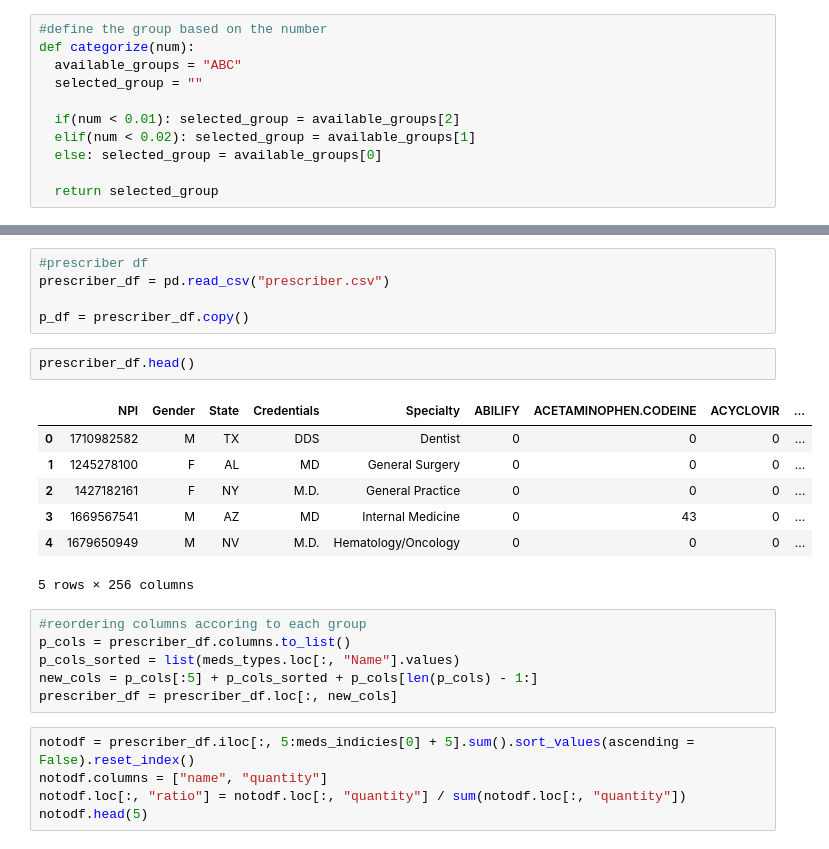
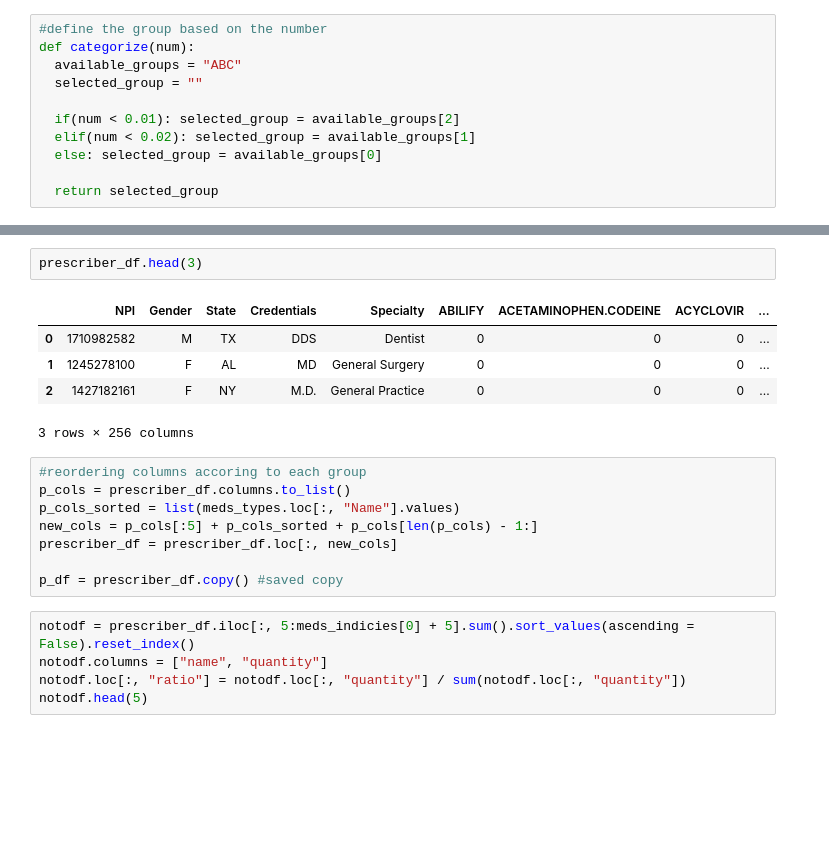
Before and after one commit to alex-bolshunov/data_mining_project, a Jupyter notebook: data_mining_project.ipynb, the cells around one changed output, grey strips where cells are left out. Saved outputs shown, nothing was run; the diff lists cells and outputs as text; blank space fills up the shorter version.

```diff
--- a/data_mining_project.ipynb
+++ b/data_mining_project.ipynb
@@ -172,24 +145,19 @@ def test1(df):
-# %%
-#prescriber df
-prescriber_df = pd.read_csv("prescriber.csv")
-
-p_df = prescriber_df.copy()
 # %%
-prescriber_df.head()
+prescriber_df.head(3)
 # %% [output]
 |  | NPI | Gender | State | Credentials | Specialty | ABILIFY | ACETAMINOPHEN.CODEINE | ACYCLOVIR | ... |
 | 0 | 1710982582 | M | TX | DDS | Dentist | 0 | 0 | 0 | ... |
 | 1 | 1245278100 | F | AL | MD | General Surgery | 0 | 0 | 0 | ... |
 | 2 | 1427182161 | F | NY | M.D. | General Practice | 0 | 0 | 0 | ... |
-| 3 | 1669567541 | M | AZ | MD | Internal Medicine | 0 | 43 | 0 | ... |
-| 4 | 1679650949 | M | NV | M.D. | Hematology/Oncology | 0 | 0 | 0 | ... |
-5 rows × 256 columns
+3 rows × 256 columns
 # %%
 #reordering columns accoring to each group
 p_cols = prescriber_df.columns.to_list()
 p_cols_sorted = list(meds_types.loc[:, "Name"].values)
 new_cols = p_cols[:5] + p_cols_sorted + p_cols[len(p_cols) - 1:]
 prescriber_df = prescriber_df.loc[:, new_cols]
+
+p_df = prescriber_df.copy() #saved copy
 # %%
 notodf = prescriber_df.iloc[:, 5:meds_indicies[0] + 5].sum().sort_values(ascending = False).reset_index()
 notodf.columns = ["name", "quantity"]
```
Also changed, not shown: parts of 39 cells of this notebook.
